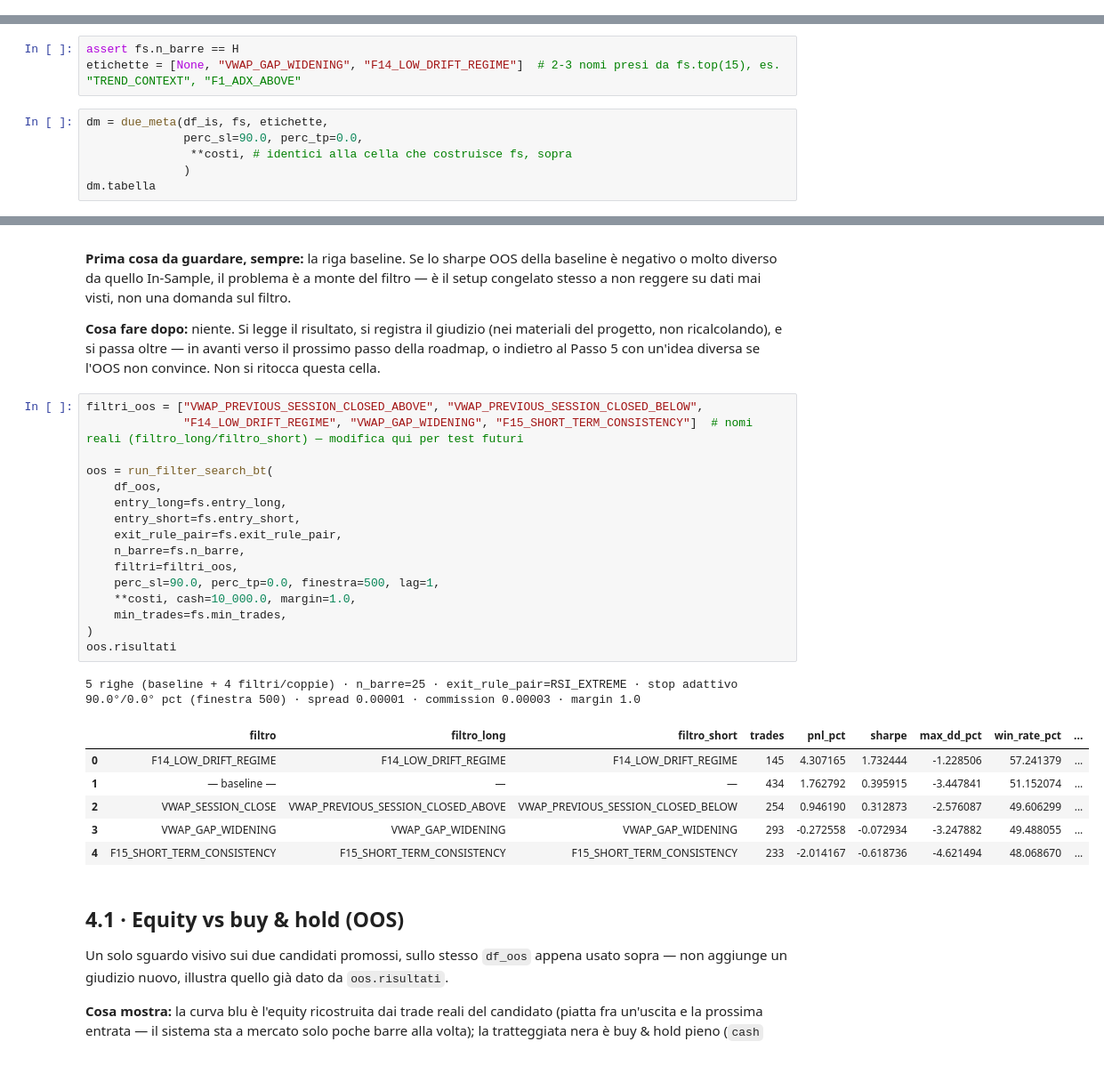
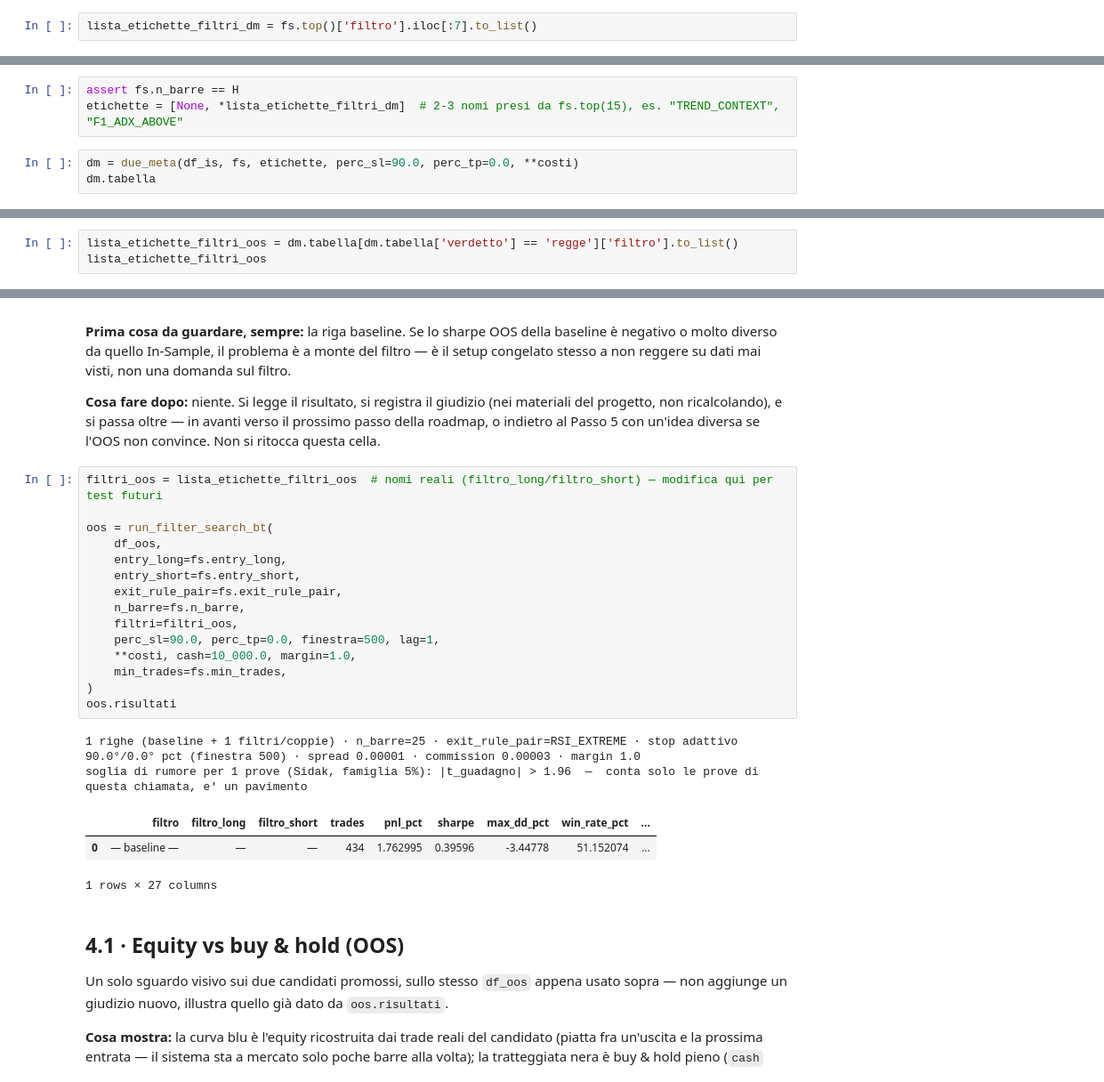
Before and after one commit to matti410/Trading-System-Creator_V4, a Jupyter notebook: Trading_Grid_Search_v4_backtesting.ipynb, the cells around one changed output, grey strips where cells are left out. Shown at 89% size. Cells and saved outputs as stored; diff of their text form.

```diff
--- a/Trading_Grid_Search_v4_backtesting.ipynb
+++ b/Trading_Grid_Search_v4_backtesting.ipynb
@@ -431,3 +472,5 @@ fs.top(15)
+# %%
+lista_etichette_filtri_dm = fs.top()['filtro'].iloc[:7].to_list()
 # %% [markdown]
 ## 3.2 · `due_meta`
 
@@ -473,12 +516,9 @@ sharpe assoluto di una riga (baseline inclusa) cambia segno tra le due
 metà, la stampa lo segnala anche su una riga che "regge".
 # %%
 assert fs.n_barre == H
-etichette = [None, "VWAP_GAP_WIDENING", "F14_LOW_DRIFT_REGIME"]  # 2-3 nomi presi da fs.top(15), es. "TREND_CONTEXT", "F1_ADX_ABOVE"
+etichette = [None, *lista_etichette_filtri_dm]  # 2-3 nomi presi da fs.top(15), es. "TREND_CONTEXT", "F1_ADX_ABOVE"
 # %%
-dm = due_meta(df_is, fs, etichette,
-              perc_sl=90.0, perc_tp=0.0,
-               **costi, # identici alla cella che costruisce fs, sopra
-              )
+dm = due_meta(df_is, fs, etichette, perc_sl=90.0, perc_tp=0.0, **costi)
 dm.tabella
 # %% [output]
 metà 1: 66849 barre, dal 2020-01-03 00:00:00+00:00 al 2022-09-08 06:45:00+00:00
@@ -502,0 +553,3 @@ metà 2: 66849 barre, dal 2022-09-08 07:00:00+00:00 al 2025-05-16 17:15:00+00:00
+# %%
+lista_etichette_filtri_oos = dm.tabella[dm.tabella['verdetto'] == 'regge']['filtro'].to_list()
+lista_etichette_filtri_oos
@@ -526,29 +581,26 @@ Qui si apre il tratto di dati mai guardato finora — sigillato fin dallo split
 
 **Cosa fare dopo:** niente. Si legge il risultato, si registra il giudizio (nei materiali del progetto, non ricalcolando), e si passa oltre — in avanti verso il prossimo passo della roadmap, o indietro al Passo 5 con un'idea diversa se l'OOS non convince. Non si ritocca questa cella.
 # %%
-filtri_oos = ["VWAP_PREVIOUS_SESSION_CLOSED_ABOVE", "VWAP_PREVIOUS_SESSION_CLOSED_BELOW",
-              "F14_LOW_DRIFT_REGIME", "VWAP_GAP_WIDENING", "F15_SHORT_TERM_CONSISTENCY"]  # nomi reali (filtro_long/filtro_short) — modifica qui per test futuri
+filtri_oos = lista_etichette_filtri_oos  # nomi reali (filtro_long/filtro_short) — modifica qui per test futuri
 
 oos = run_filter_search_bt(
     df_oos,
     entry_long=fs.entry_long,
     entry_short=fs.entry_short,
     exit_rule_pair=fs.exit_rule_pair,
     n_barre=fs.n_barre,
     filtri=filtri_oos,
     perc_sl=90.0, perc_tp=0.0, finestra=500, lag=1,
     **costi, cash=10_000.0, margin=1.0,
     min_trades=fs.min_trades,
 )
 oos.risultati
 # %% [output]
-5 righe (baseline + 4 filtri/coppie) · n_barre=25 · exit_rule_pair=RSI_EXTREME · stop adattivo 90.0°/0.0° pct (finestra 500) · spread 0.00001 · commission 0.00003 · margin 1.0
+1 righe (baseline + 1 filtri/coppie) · n_barre=25 · exit_rule_pair=RSI_EXTREME · stop adattivo 90.0°/0.0° pct (finestra 500) · spread 0.00001 · commission 0.00003 · margin 1.0
+soglia di rumore per 1 prove (Sidak, famiglia 5%): |t_guadagno| > 1.96  —  conta solo le prove di questa chiamata, e' un pavimento
 |  | filtro | filtro_long | filtro_short | trades | pnl_pct | sharpe | max_dd_pct | win_rate_pct | ... |
-| 0 | F14_LOW_DRIFT_REGIME | F14_LOW_DRIFT_REGIME | F14_LOW_DRIFT_REGIME | 145 | 4.307165 | 1.732444 | -1.228506 | 57.241379 | ... |
-| 1 | — baseline — | — | — | 434 | 1.762792 | 0.395915 | -3.447841 | 51.152074 | ... |
-| 2 | VWAP_SESSION_CLOSE | VWAP_PREVIOUS_SESSION_CLOSED_ABOVE | VWAP_PREVIOUS_SESSION_CLOSED_BELOW | 254 | 0.946190 | 0.312873 | -2.576087 | 49.606299 | ... |
-| 3 | VWAP_GAP_WIDENING | VWAP_GAP_WIDENING | VWAP_GAP_WIDENING | 293 | -0.272558 | -0.072934 | -3.247882 | 49.488055 | ... |
-| 4 | F15_SHORT_TERM_CONSISTENCY | F15_SHORT_TERM_CONSISTENCY | F15_SHORT_TERM_CONSISTENCY | 233 | -2.014167 | -0.618736 | -4.621494 | 48.068670 | ... |
+| 0 | — baseline — | — | — | 434 | 1.762995 | 0.39596 | -3.44778 | 51.152074 | ... |
+1 rows × 27 columns
 # %% [markdown]
 ## 4.1 · Equity vs buy & hold (OOS)
 
```
Also changed, not shown: parts of 12 cells of this notebook.
